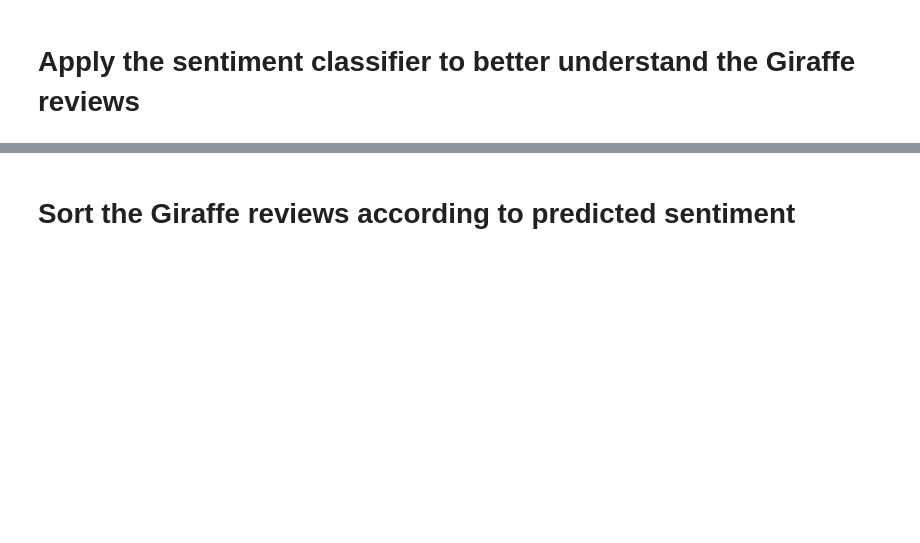
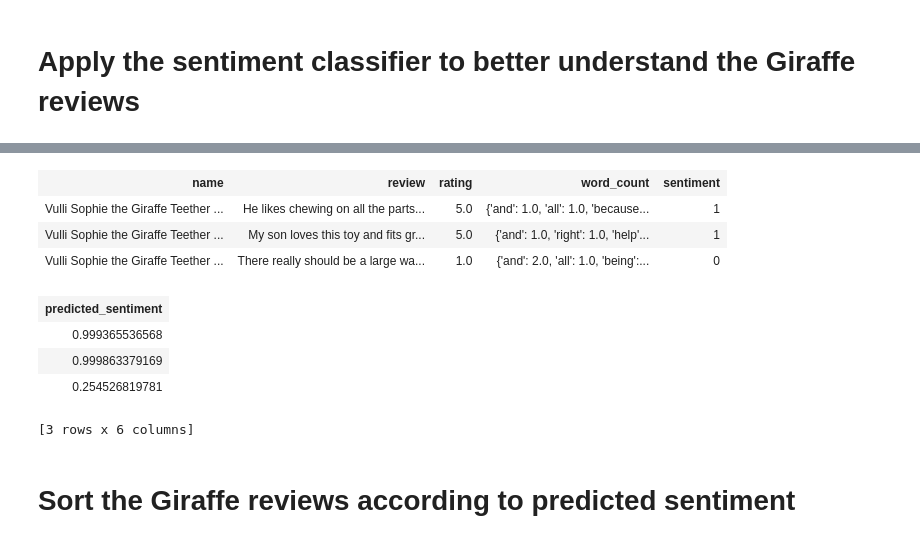
Before and after one commit to albertovpd/machine_learning_specialization_washington_university, a Jupyter notebook: course_work/c1w3_notes-recommender_system_basics.ipynb, the cells around one changed output, grey strips where cells are left out. Drawn from its saved outputs; the diff is of its cells as text; code cells hidden in the pictures; blank space fills up the shorter version.

```diff
--- a/course_work/c1w3_notes-recommender_system_basics.ipynb
+++ b/course_work/c1w3_notes-recommender_system_basics.ipynb
@@ -139,7 +185,17 @@ products
 # %%
 giraffe_reviews = products[products['name']== 'Vulli Sophie the Giraffe Teether']
 # %%
-giraffe_reviews
+giraffe_reviews.head(3)
+# %% [output]
+| name | review | rating | word_count | sentiment |
+| Vulli Sophie the Giraffe Teether ... | He likes chewing on all the parts... | 5.0 | {'and': 1.0, 'all': 1.0, 'because... | 1 |
+| Vulli Sophie the Giraffe Teether ... | My son loves this toy and fits gr... | 5.0 | {'and': 1.0, 'right': 1.0, 'help'... | 1 |
+| Vulli Sophie the Giraffe Teether ... | There really should be a large wa... | 1.0 | {'and': 2.0, 'all': 1.0, 'being':... | 0 |
+| predicted_sentiment |
+| 0.999365536568 |
+| 0.999863379169 |
+| 0.254526819781 |
+[3 rows x 6 columns]
 # %% [markdown]
 # Sort the Giraffe reviews according to predicted sentiment
 # %%
```
Also changed, not shown: parts of 18 cells of this notebook.
